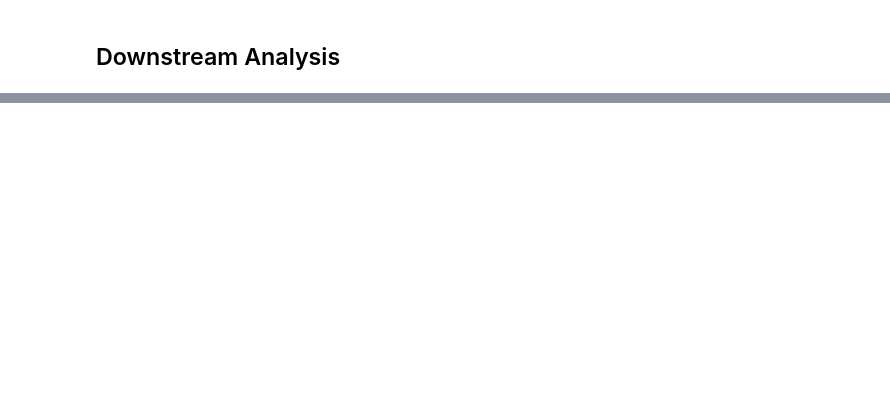
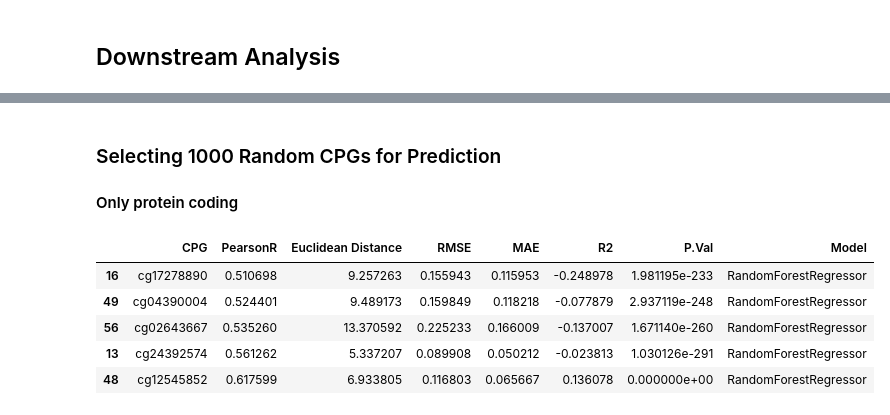
Before and after one commit to ansarahmadjaved/methpred, a Jupyter notebook: main.ipynb, the cells around one changed output, grey strips where cells are left out. Drawn from its saved outputs; the diff is of its cells as text; code cells hidden in the pictures; blank space fills up the shorter version.

```diff
--- a/main.ipynb
+++ b/main.ipynb
@@ -41,0 +81,3 @@ Meth450Annotations[Meth450Annotations['transcriptIDs'] == 'ENST00000414296.2']
+# %% [markdown]
+### Selecting 1000 Random CPGs for Prediction
+#### Only protein coding
@@ -41,0 +122,27 @@ Meth450Annotations[Meth450Annotations['transcriptIDs'] == 'ENST00000414296.2']
+# %%
+def warn(*args, **kwargs):
+    pass
+import warnings
+warnings.warn = warn
+def PredictMethylation(Models, cpgs, Annotations):
+    ResultList = []
+    for model in Models:
+        for SelectedCpg in cpgs:
+            SelectedTranscripts = Annotations.loc[SelectedCpg]['transcriptIDs'].split(';')
+
+            model.fit(TPMscaler.fit_transform(TrainTPM[SelectedTranscripts].fillna(0)), TrainMeth[SelectedCpg].fillna(0))
+
+            predictedMeth = model.predict(TPMscaler.transform(TestTPM[SelectedTranscripts].fillna(0)))
+
+            resultDict = {'CPG':SelectedCpg, "PearsonR":stats.pearsonr(predictedMeth,TestMeth[SelectedCpg].fillna(0))[0],
+                        "Euclidean Distance" : distance.euclidean(predictedMeth,TestMeth[SelectedCpg].fillna(0)),
+                        'RMSE': root_mean_squared_error(predictedMeth,TestMeth[SelectedCpg].fillna(0)),
+                        "MAE": mean_absolute_error(predictedMeth,TestMeth[SelectedCpg].fillna(0)),
+                        "R2" : r2_score(predictedMeth,TestMeth[SelectedCpg].fillna(0)),
+                        'P.Val' : stats.pearsonr(predictedMeth,TestMeth[SelectedCpg].fillna(0))[1],
+                        'Model':type(model).__name__,
+                        }
+
+            ResultList.append(resultDict)
+        return pd.DataFrame(ResultList)
+        # pd.DataFrame(ResultList).to_csv('RandomCPGSpearson.csv')
@@ -41,0 +163,9 @@ Meth450Annotations[Meth450Annotations['transcriptIDs'] == 'ENST00000414296.2']
+# %%
+MethPredicted.sort_values(by='PearsonR').tail(5)
+# %% [output]
+|  | CPG | PearsonR | Euclidean Distance | RMSE | MAE | R2 | P.Val | Model |
+| 16 | cg17278890 | 0.510698 | 9.257263 | 0.155943 | 0.115953 | -0.248978 | 1.981195e-233 | RandomForestRegressor |
+| 49 | cg04390004 | 0.524401 | 9.489173 | 0.159849 | 0.118218 | -0.077879 | 2.937119e-248 | RandomForestRegressor |
+| 56 | cg02643667 | 0.535260 | 13.370592 | 0.225233 | 0.166009 | -0.137007 | 1.671140e-260 | RandomForestRegressor |
+| 13 | cg24392574 | 0.561262 | 5.337207 | 0.089908 | 0.050212 | -0.023813 | 1.030126e-291 | RandomForestRegressor |
+| 48 | cg12545852 | 0.617599 | 6.933805 | 0.116803 | 0.065667 | 0.136078 | 0.000000e+00 | RandomForestRegressor |
```
Also changed, not shown: parts of 26 cells of this notebook, 1 other file.
